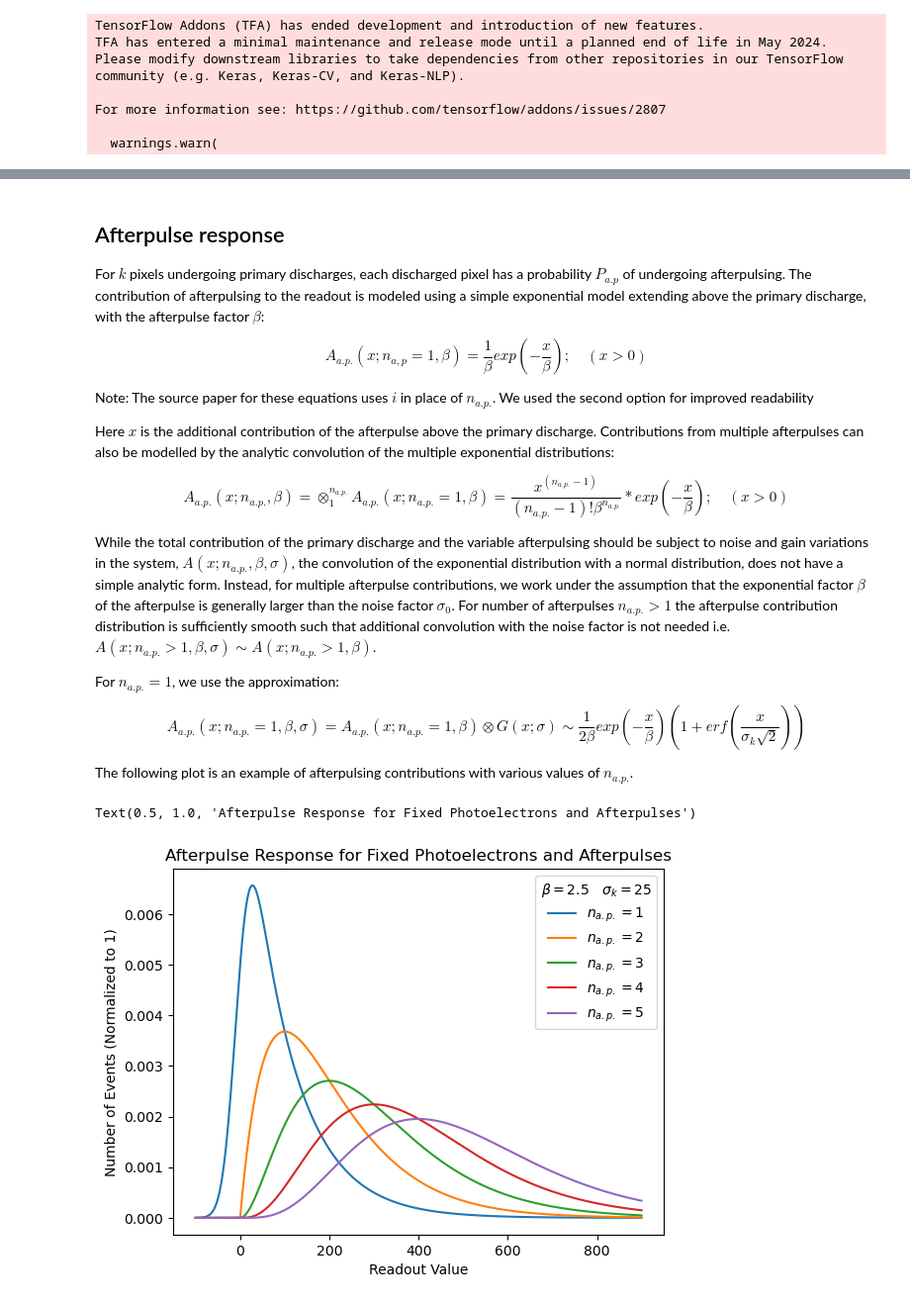
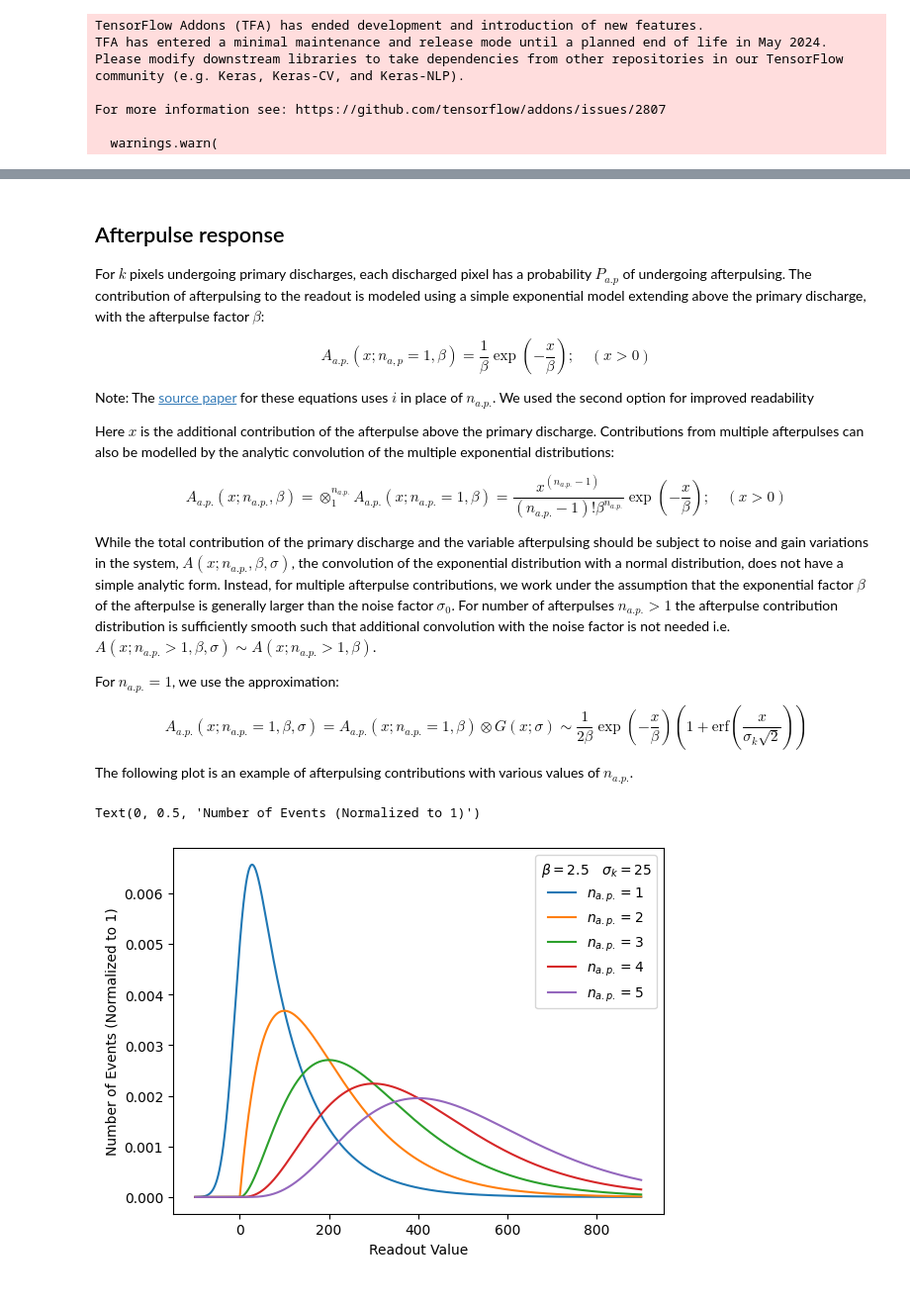
Before and after one commit to UMDCMS/sipmpdf, a Jupyter notebook: docs/sipm_functions.ipynb, the cells around one changed output, grey strips where cells are left out. Shown at 99% size. Saved outputs shown, nothing was run; the diff lists cells and outputs as text; code cells hidden in the pictures.

```diff
--- a/docs/sipm_functions.ipynb
+++ b/docs/sipm_functions.ipynb
@@ -10,13 +10,10 @@ description given in the paper. And these functions are implemented in the
 [sipm_response]: https://arxiv.org/pdf/1609.01181.pdf
 # %%
 import sipmpdf
-import sipmpdf.pdf as PDF
 import matplotlib.pyplot as plt
 import numpy as np
 import mplhep
-from scipy.stats import rv_discrete
 import zfit
-COLORS = plt.rcParams['axes.prop_cycle'].by_key()['color']
 # %% [output]
 TensorFlow Addons (TFA) has ended development and introduction of new features.
 TFA has entered a minimal maintenance and release mode until a planned end of life in May 2024.
@@ -228,59 +274,60 @@ plt.legend()
 # %% [markdown]
 ## Afterpulse response
 
-For $k$ pixels undergoing primary discharges, each discharged pixel has a probability $P_{a.p}$ of undergoing afterpulsing. The contribution of afterpulsing to the readout is modeled using a simple exponential model extending above the primary discharge, with the afterpulse factor $\beta$:
+For $k$ pixels undergoing primary discharges, each discharged pixel has a
+probability $P_{a.p}$ of undergoing afterpulsing. The contribution of
+afterpulsing to the readout is modeled using a simple exponential model
+extending above the primary discharge, with the afterpulse factor $\beta$:
 
-$$A_{a.p.}(x;n_{a,p}=1,\beta)=\frac{1}{\beta}exp\left(-\frac{x}{\beta}\right); \quad (x>0)$$
+$$A_{a.p.}(x;n_{a,p}=1,\beta)=\frac{1}{\beta}\exp\left(-\frac{x}{\beta}\right); \quad (x>0)$$
 
-Note: The source paper for these equations uses $i$ in place of $n_{a.p.}$. We used the second option for improved readability
+Note: The [source paper](https://arxiv.org/pdf/1609.01181.pdf) for these
+equations uses $i$ in place of $n_{a.p.}$. We used the second option for
+improved readability
 
-Here $x$ is the additional contribution of the afterpulse above the primary discharge. Contributions from multiple afterpulses can also be modelled by the analytic convolution of the multiple exponential distributions:
+Here $x$ is the additional contribution of the afterpulse above the primary
+discharge. Contributions from multiple afterpulses can also be modelled by the
+analytic convolution of the multiple exponential distributions:
 
-$$A_{a.p.}(x;n_{a.p.},\beta)=\otimes_1^{n_{a.p.}}A_{a.p.}(x;n_{a.p.}=1,\beta)=\frac{x^{(n_{a.p.}-1)}}{(n_{a.p.}-1)!\beta^{n_{a.p.}}}*exp\left(-\frac{x}{\beta}\right); \quad (x>0)$$
+$$
+A_{a.p.}(x;n_{a.p.},\beta)
+=\otimes_1^{n_{a.p.}}A_{a.p.}(x;n_{a.p.}=1,\beta)
+=\frac{x^{(n_{a.p.}-1)}}{(n_{a.p.}-1)!\beta^{n_{a.p.}}}\exp\left(-\frac{x}{\beta}\right); \quad (x>0)
+$$
 
-While the total contribution of the primary discharge and the variable afterpulsing should be subject to noise and gain variations in the system, $A(x;n_{a.p.},\beta,\sigma)$, the convolution of the exponential distribution with a normal distribution, does not have a simple analytic form. Instead, for multiple afterpulse contributions, we work under the assumption that the exponential factor $\beta$ of the afterpulse is generally larger than the noise factor $\sigma_0$. For number of afterpulses $n_{a.p.}>1$ the afterpulse contribution distribution is sufficiently smooth such that additional convolution with the noise factor is not needed i.e. $A(x;n_{a.p.}>1,\beta,\sigma)\sim A(x;n_{a.p.}>1,\beta)$.
+While the total contribution of the primary discharge and the variable
+afterpulsing should be subject to noise and gain variations in the system,
+$A(x; n_{a.p.},\beta,\sigma)$, the convolution of the exponential distribution
+with a normal distribution, does not have a simple analytic form. Instead, for
+multiple afterpulse contributions, we work under the assumption that the
+exponential factor $\beta$ of the afterpulse is generally larger than the noise
+factor $\sigma_0$. For number of afterpulses $n_{a.p.}>1$ the afterpulse
+contribution distribution is sufficiently smooth such that additional
+convolution with the noise factor is not needed i.e.
+$A(x;n_{a.p.}>1,\beta,\sigma)\sim A(x;n_{a.p.}>1,\beta)$.
 
 For $n_{a.p.}=1$, we use the approximation:
 
-$$A_{a.p.}(x;n_{a.p.}=1,\beta,\sigma)=A_{a.p.}(x;n_{a.p.}=1,\beta) \otimes G(x;\sigma) \sim \frac{1}{2\beta} exp\left(-\frac{x}{\beta}\right)\left(1+erf\left(\frac{x}{\sigma_k \sqrt{2}}
-\right)\right)$$
+$$
+A_{a.p.}(x;n_{a.p.}=1,\beta,\sigma)
+= A_{a.p.}(x;n_{a.p.}=1,\beta) \otimes G(x;\sigma)
+\sim \frac{1}{2\beta} \exp\left(-\frac{x}{\beta}\right)\left(1+\mathrm{erf}\left(\frac{x}{\sigma_k \sqrt{2}}
+\right)\right)
+$$
 
-The following plot is an example of afterpulsing contributions with various values of $n_{a.p.}$.
+The following plot is an example of afterpulsing contributions with various
+values of $n_{a.p.}$.
 # %%
 x = np.linspace(-100, 900, 2000)
 
-single_ap_response=sipmpdf.functions.ap_response_smeared(x=x,
-                                       smear=25,
-                                       n_ap=1,
-                                       beta=100)
-
-two_ap_response=sipmpdf.functions.ap_response_smeared(x=x,
-                                                     smear=25,
-                                                     n_ap=2,
-                                                     beta=100)
-three_ap_response=sipmpdf.functions.ap_response_smeared(x=x,
-                                                       smear=25,
-                                                       n_ap=3,
-                                                       beta=100)
-four_ap_response=sipmpdf.functions.ap_response_smeared(x=x,
-                                                       smear=25,
-                                                       n_ap=4,
-                                                       beta=100)
-five_ap_response=sipmpdf.functions.ap_response_smeared(x=x,
-                                                       smear=25,
-                                                       n_ap=5,
-                                                       beta=100)
-plt.plot(x, single_ap_response, label=r'$n_{a.p.}=1$')
-plt.plot(x, two_ap_response, label=r'$n_{a.p.}=2$')
-plt.plot(x, three_ap_response, label=r'$n_{a.p.}=3$')
-plt.plot(x, four_ap_response, label=r'$n_{a.p.}=4$')
-plt.plot(x, five_ap_response, label=r'$n_{a.p.}=5$')
+for n_ap in np.arange(1, 6):
+  y = sipmpdf.functions.ap_response_smeared(x=x, smear=25, n_ap=n_ap, beta=100)
+  plt.plot(x, y, label=r'$n_{a.p.}=' + str(n_ap) + '$')
 
 plt.legend(title=r'$\beta=2.5\quad\sigma_k=25$')
 plt.xlabel('Readout Value')
 plt.ylabel('Number of Events (Normalized to 1)')
-plt.title('Afterpulse Response for Fixed Photoelectrons and Afterpulses')
 # %% [output]
-Text(0.5, 1.0, 'Afterpulse Response for Fixed Photoelectrons and Afterpulses')
+Text(0, 0.5, 'Number of Events (Normalized to 1)')
-[figure, old version]
+[figure, new version]
 # %% [markdown]
```
Also changed, not shown: parts of 41 cells of this notebook, 5 other files.
